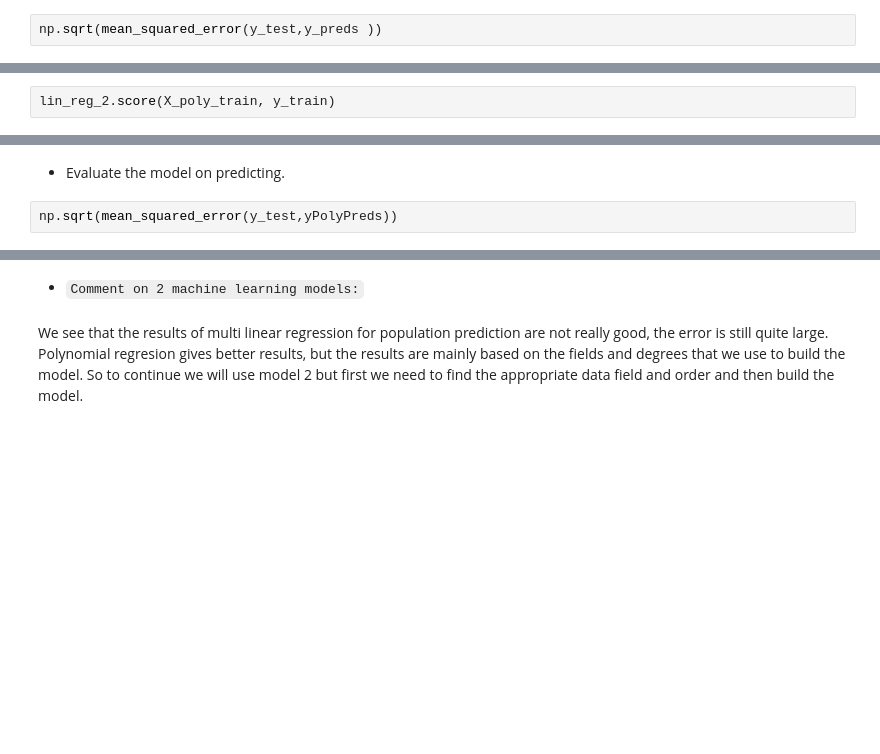
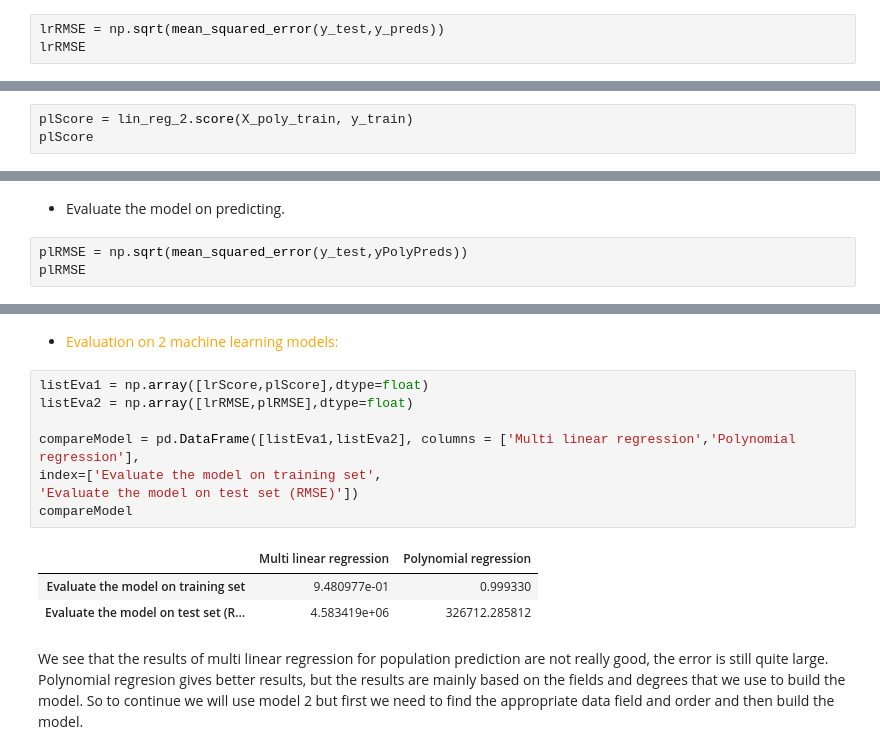
Before and after one commit to HoDangCao/Data-collection-and-population-analysis-of-Asia-and-North-America, a Jupyter notebook: DSProject - latest ver.ipynb, the cells around one changed output, grey strips where cells are left out. Saved outputs shown, nothing was run; the diff lists cells and outputs as text; blank space fills up the shorter version.

Commit message:
20127476_update_model

```diff
--- a/DSProject - latest ver.ipynb
+++ b/DSProject - latest ver.ipynb
@@ -912,7 +917,8 @@ y_test = np.array(y_test)
 # %% [markdown]
 - Evaluate the model on predicting.
 # %%
-np.sqrt(mean_squared_error(y_test,y_preds ))
+lrRMSE = np.sqrt(mean_squared_error(y_test,y_preds))
+lrRMSE
 # %% [output]
 4583418.606281839
 # %% [markdown]
@@ -965,5 +979,6 @@ LinearRegression()
 # %% [markdown]
 - Evaluate the model on the training set.
 # %%
-lin_reg_2.score(X_poly_train, y_train)
+plScore = lin_reg_2.score(X_poly_train, y_train)
+plScore
 # %% [output]
@@ -973,5 +988,6 @@ yPolyPreds = lin_reg_2.predict(X_poly_test)
 # %% [markdown]
 - Evaluate the model on predicting.
 # %%
-np.sqrt(mean_squared_error(y_test,yPolyPreds))
+plRMSE = np.sqrt(mean_squared_error(y_test,yPolyPreds))
+plRMSE
 # %% [output]
@@ -990,5 +1008,17 @@ plt.show()
 # %% [markdown]
-- `Comment on 2 machine learning models:`
+- <font color='Orange'>Evaluation on 2 machine learning models:</font>
+# %%
+listEva1 = np.array([lrScore,plScore],dtype=float)
+listEva2 = np.array([lrRMSE,plRMSE],dtype=float)
+
+compareModel = pd.DataFrame([listEva1,listEva2], columns = ['Multi linear regression','Polynomial regression'],
+index=['Evaluate the model on training set',
+'Evaluate the model on test set (RMSE)'])
+compareModel
+# %% [output]
+|  | Multi linear regression | Polynomial regression |
+| Evaluate the model on training set | 9.480977e-01 | 0.999330 |
+| Evaluate the model on test set (R... | 4.583419e+06 | 326712.285812 |
 # %% [markdown]
 We see that the results of multi linear regression for population prediction are not really good, the error is still quite large. Polynomial regresion gives better results, but the results are mainly based on the fields and degrees that we use to build the model. So to continue we will use model 2 but first we need to find the appropriate data field and order and then build the model.
 # %% [markdown]
```
Also changed, not shown: parts of 46 cells of this notebook.
